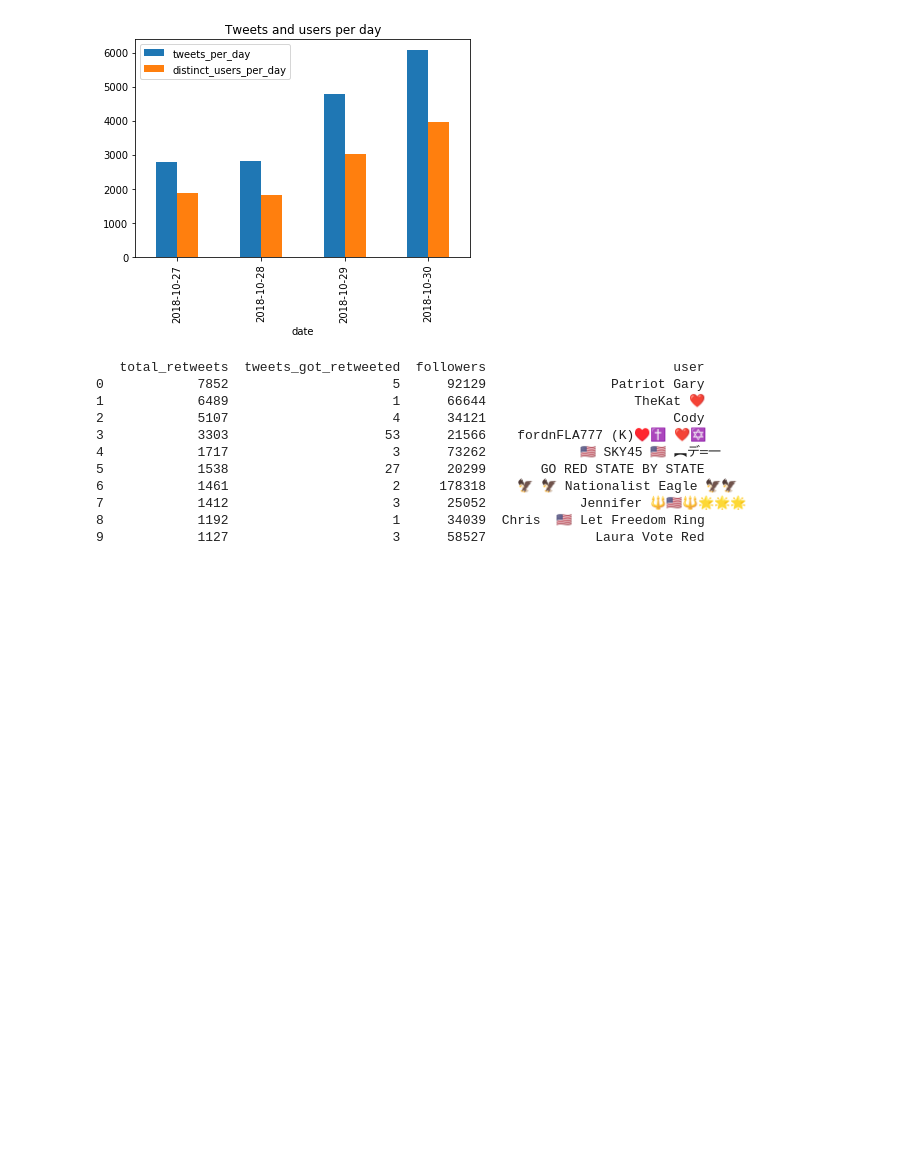
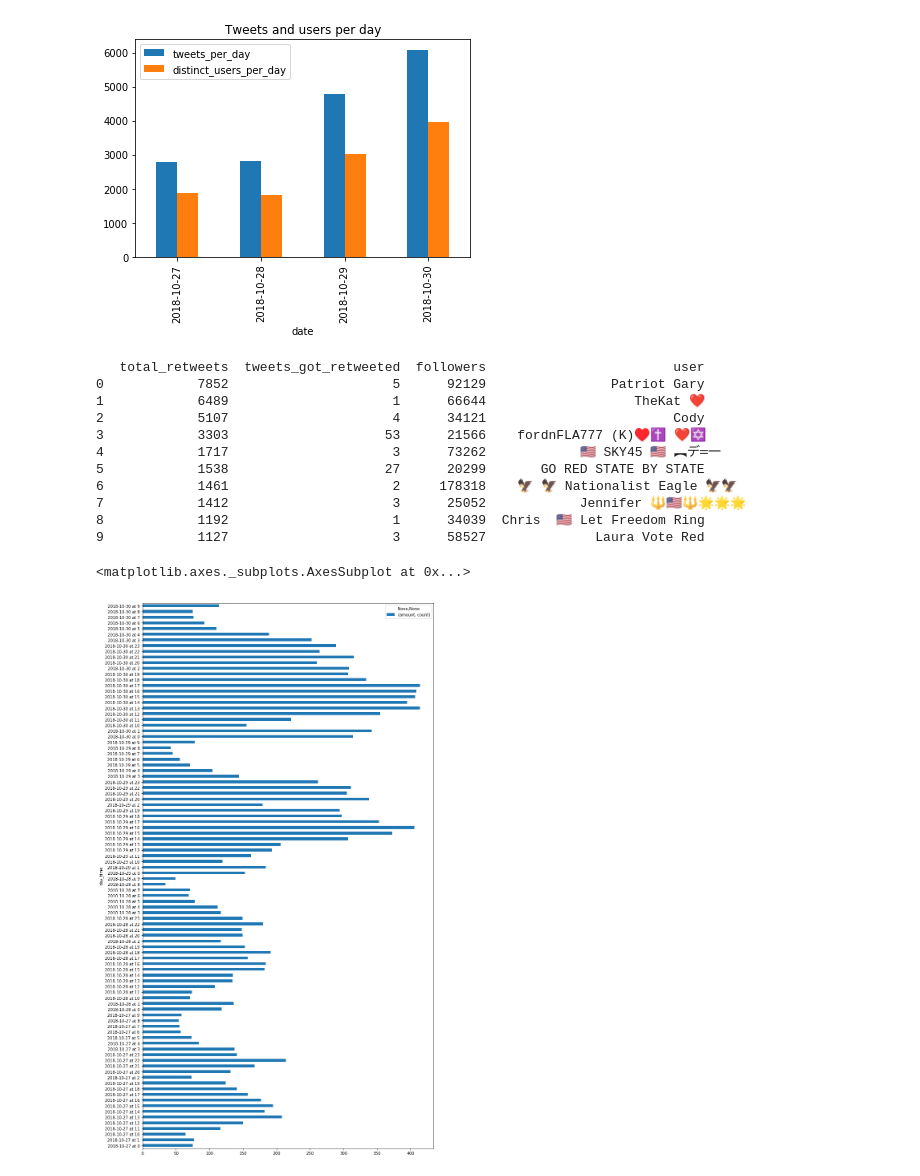
Before and after one commit to annaaniol/DataExploration, a Jupyter notebook: analyse.ipynb, the cells around one changed output. Cells and saved outputs as stored; diff of their text form; code cells hidden in the pictures; blank space fills up the shorter version.

Commit message:
Add hours tweet analyse

```diff
--- a/analyse.ipynb
+++ b/analyse.ipynb
@@ -154,3 +154,25 @@ print(resRetweetUserFriends)
 7            1412                     3      25052            Jennifer 🔱🇺🇸🔱🌟🌟🌟
 8            1192                     1      34039  Chris  🇺🇸 Let Freedom Ring
 9            1127                     3      58527              Laura Vote Red
+# %%
+#Time analuyse
+timeTweets = pd.read_sql_query('SELECT tweet_id AS id, DATETIME(tweet_created_at) AS crdate FROM tweet', engine)
+# print(timeTweets)
+# %%
+from datetime import datetime
+def swith_to_datatime(crdate):
+    return datetime.strptime(crdate, '%Y-%m-%d %H:%M:%S')
+
+def get_day_hour_str(date):
+    return str(date.date()) + " at " + str(date.hour)
+# %%
+for i, row in timeTweets.iterrows():
+    dateObject = swith_to_datatime(row["crdate"])
+    timeTweets.at[i,'crdate'] = dateObject
+    timeTweets.at[i, "day_time"] = get_day_hour_str(dateObject)
+# %%
+img = timeTweets[['id', 'day_time']].groupby(['day_time']).agg(['count']).rename(columns={'id': 'amount'}).sort_values(["day_time"])
+img.plot.barh(y=["amount"], figsize=(13,25))
+# %% [output]
+<matplotlib.axes._subplots.AxesSubplot at 0x...>
+[figure, added]
```
